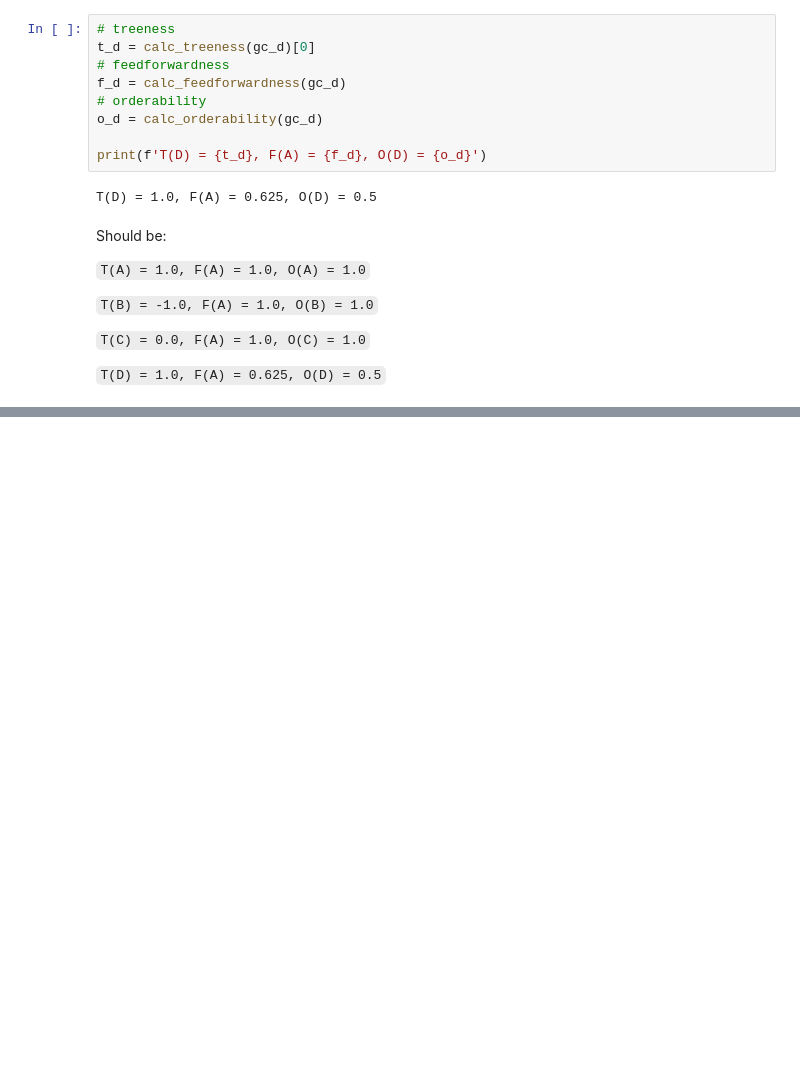
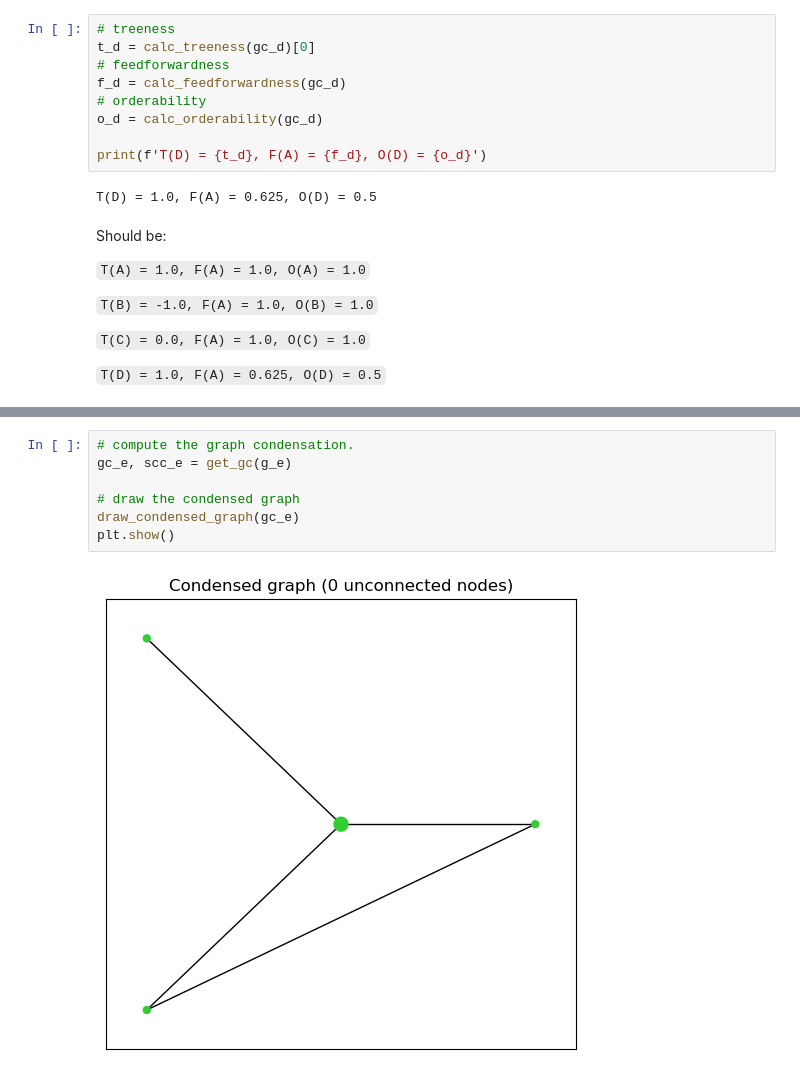
Before and after one commit to gabrielle9/7UN3_1N_DR0P_0U7, a Jupyter notebook: hierarchy_metrics.ipynb, the cells around one changed output, grey strips where cells are left out. Cells and saved outputs as stored; diff of their text form; blank space fills up the shorter version.

```diff
--- a/hierarchy_metrics.ipynb
+++ b/hierarchy_metrics.ipynb
@@ -421,0 +448,9 @@ Should be:
+# %%
+# compute the graph condensation.
+gc_e, scc_e = get_gc(g_e)
+
+# draw the condensed graph
+draw_condensed_graph(gc_e)
+plt.show()
+# %% [output]
+[figure, added]
```
Also changed, not shown: parts of 6 cells of this notebook, 2 other files.
